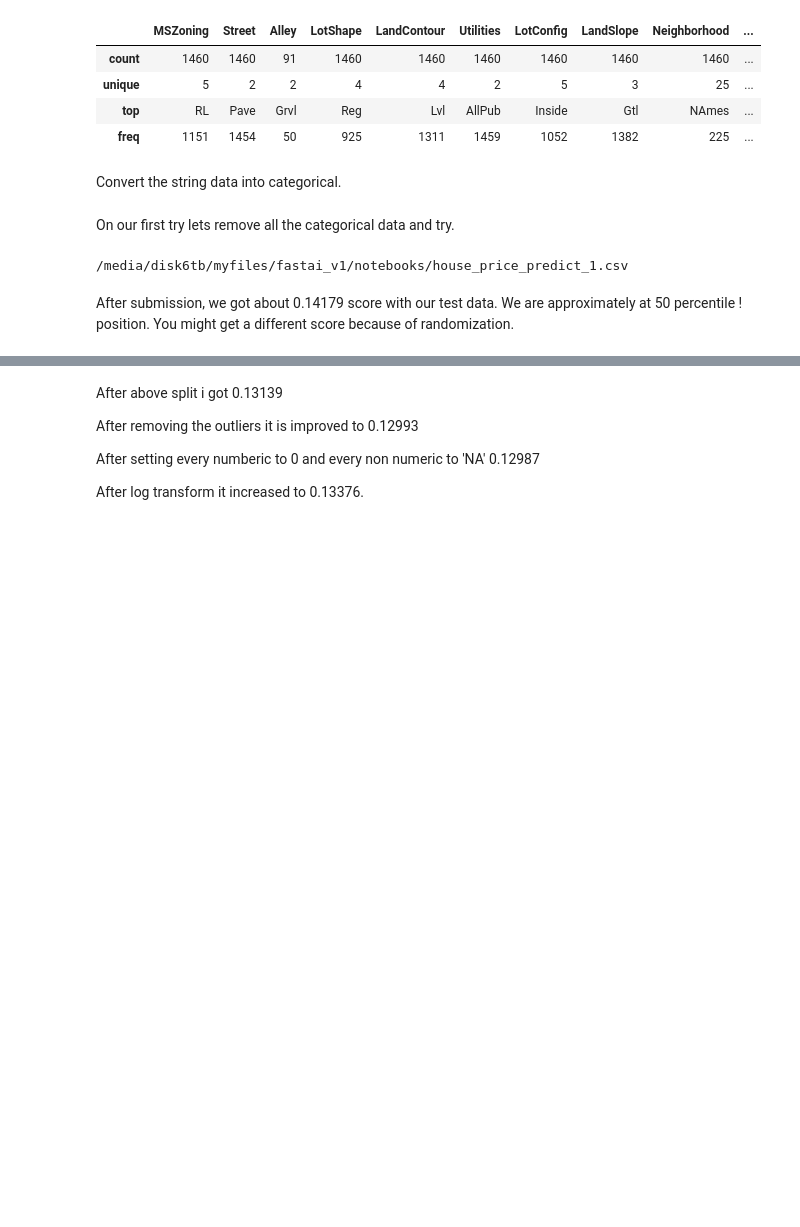
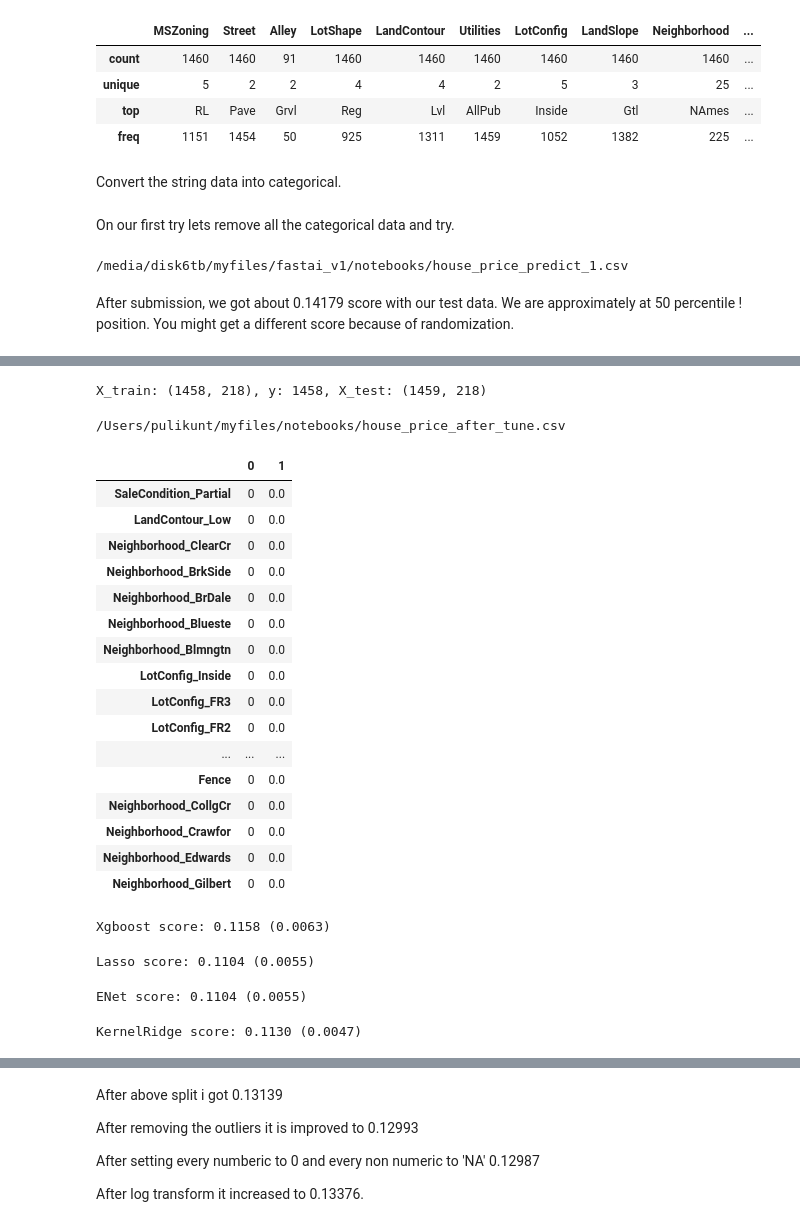
Before and after one commit to sairahul/mlexperiments, a Jupyter notebook: house-prices-advanced-regression-techniques.ipynb, the cells around one changed output, grey strips where cells are left out. Cells and saved outputs as stored; diff of their text form; code cells hidden in the pictures; blank space fills up the shorter version.

```diff
--- a/house-prices-advanced-regression-techniques.ipynb
+++ b/house-prices-advanced-regression-techniques.ipynb
@@ -543,0 +344,23 @@ X_train: (1458, 241), y: 1458, X_test: (1459, 241)
+# %%
+# Create train and test
+no_train = len(y)
+#df_trans = df_trans.drop(['Id'], axis=1)
+X_train = df_trans[:no_train]
+X_test = df_trans[no_train:]
+print(f"X_train: {X_train.shape}, y: {no_train}, X_test: {X_test.shape}")
+# %% [output]
+X_train: (1458, 218), y: 1458, X_test: (1459, 218)
+# %%
+# Generate model and dump the test data
+model = train_model(X_train, y, colsample_bytree=0.4603,
+                    n_estimators=2200, max_depth=3, learning_rate=0.05, min_child_weight=1.7817,
+                   reg_alpha=0.4640, reg_lambda=0.8571,subsample=0.5213, nthread = -1)
+
+y_pred = model.predict(X_test)
+y_pred = np.expm1(y_pred)
+
+test_data_id = df[no_train:]['Id']
+write_csv("house_price_after_tune.csv", test_data_id, y_pred)
+FileLink("house_price_after_tune.csv")
+# %% [output]
+/Users/pulikunt/myfiles/notebooks/house_price_after_tune.csv
@@ -543,0 +377,21 @@ X_train: (1458, 241), y: 1458, X_test: (1459, 241)
+# %%
+# Make sure there are no missing values.
+show_missing_data(df_trans)
+# %% [output]
+|  | 0 | 1 |
+| SaleCondition_Partial | 0 | 0.0 |
+| LandContour_Low | 0 | 0.0 |
+| Neighborhood_ClearCr | 0 | 0.0 |
+| Neighborhood_BrkSide | 0 | 0.0 |
+| Neighborhood_BrDale | 0 | 0.0 |
+| Neighborhood_Blueste | 0 | 0.0 |
+| Neighborhood_Blmngtn | 0 | 0.0 |
+| LotConfig_Inside | 0 | 0.0 |
+| LotConfig_FR3 | 0 | 0.0 |
+| LotConfig_FR2 | 0 | 0.0 |
+| ... | ... | ... |
+| Fence | 0 | 0.0 |
+| Neighborhood_CollgCr | 0 | 0.0 |
+| Neighborhood_Crawfor | 0 | 0.0 |
+| Neighborhood_Edwards | 0 | 0.0 |
+| Neighborhood_Gilbert | 0 | 0.0 |
@@ -543,0 +409,28 @@ X_train: (1458, 241), y: 1458, X_test: (1459, 241)
+# %%
+# XGB Model
+xgb_model = XGBRegressor(colsample_bytree=0.4603,
+                    n_estimators=2200, max_depth=3, learning_rate=0.05, min_child_weight=1.7817,
+                   reg_alpha=0.4640, reg_lambda=0.8571,subsample=0.5213, nthread = -1)
+cv_scores = rmsle_cv(xgb_model, X_train, y)
+print("Xgboost score: {:.4f} ({:.4f})\n".format(cv_scores.mean(), cv_scores.std()))
+# %% [output]
+Xgboost score: 0.1158 (0.0063)
+# %%
+# LASSO
+lasso = make_pipeline(RobustScaler(), Lasso(alpha =0.0005, random_state=1))
+score = rmsle_cv(lasso, X_train, y)
+print("\nLasso score: {:.4f} ({:.4f})\n".format(score.mean(), score.std()))
+# %% [output]
+Lasso score: 0.1104 (0.0055)
+# %%
+ENet = make_pipeline(RobustScaler(), ElasticNet(alpha=0.0005, l1_ratio=.9, random_state=3, max_iter=3000))
+score = rmsle_cv(ENet, X_train, y)
+print("\nENet score: {:.4f} ({:.4f})\n".format(score.mean(), score.std()))
+# %% [output]
+ENet score: 0.1104 (0.0055)
+# %%
+KRR = KernelRidge(alpha=0.1, kernel='polynomial', degree=1, coef0=2.5)
+score = rmsle_cv(KRR, X_train, y)
+print("\nKernelRidge score: {:.4f} ({:.4f})\n".format(score.mean(), score.std()))
+# %% [output]
+KernelRidge score: 0.1130 (0.0047)
```
Also changed, not shown: parts of 61 cells of this notebook.
